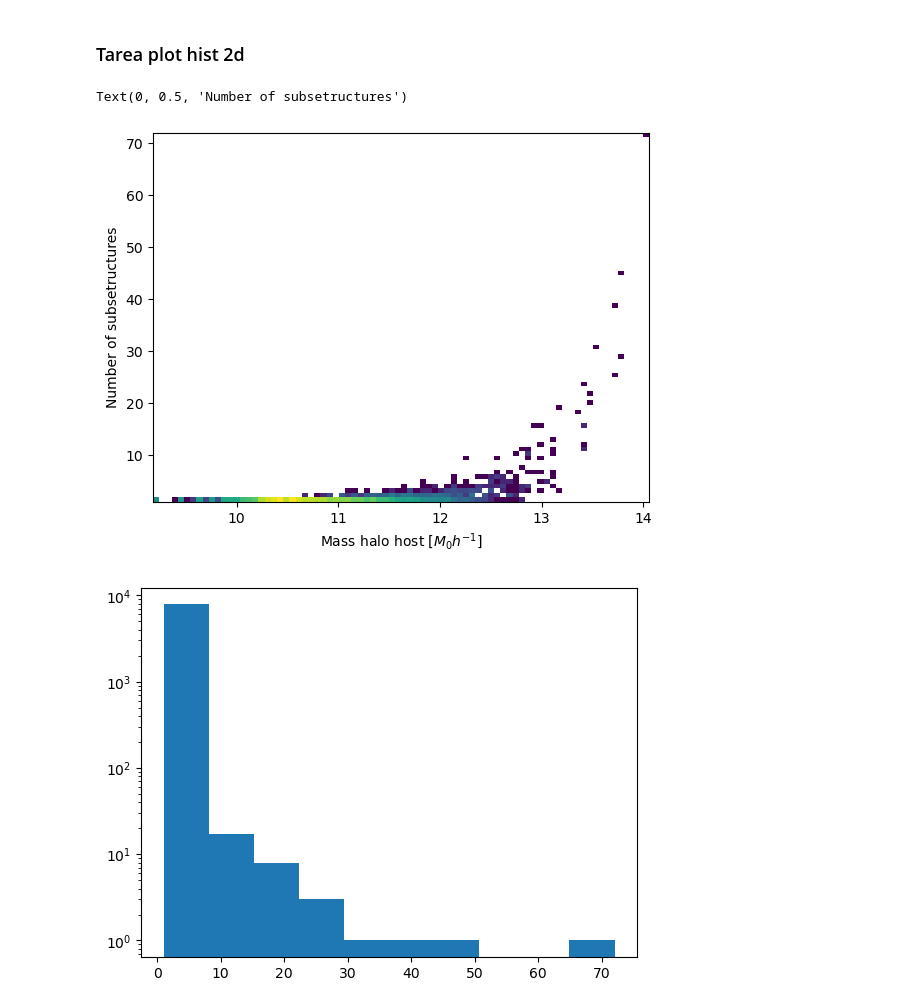
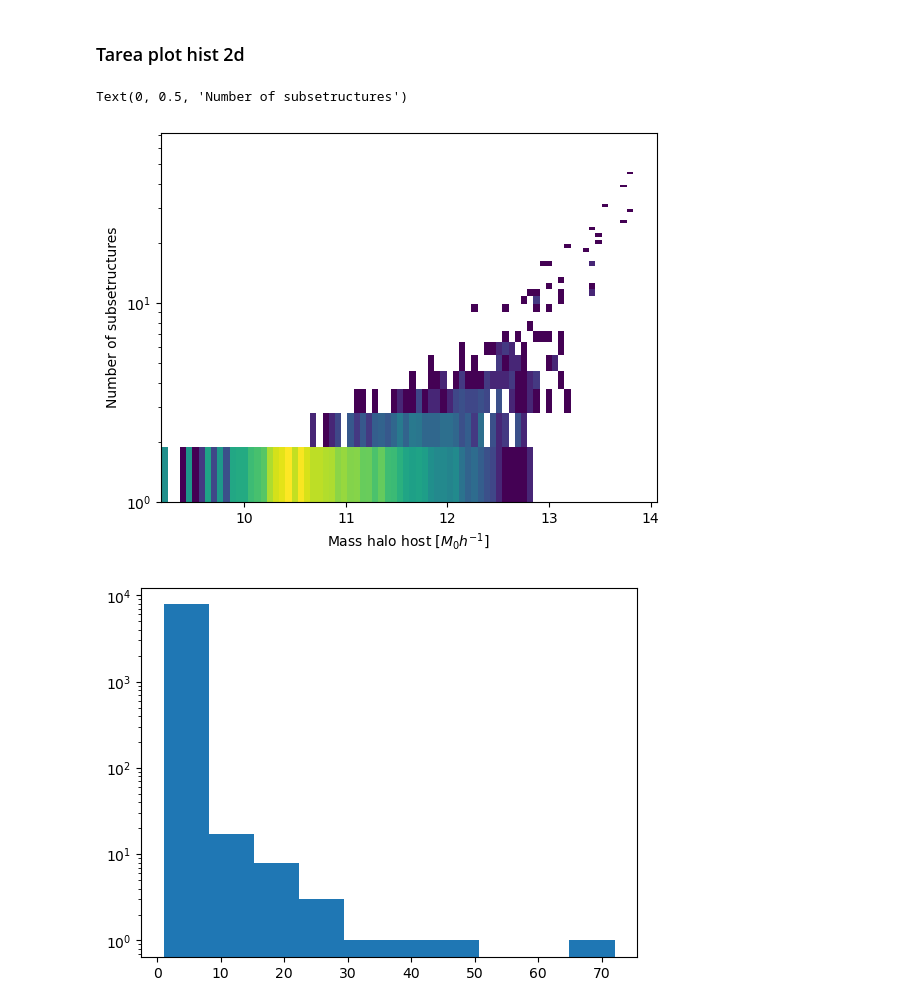
Before and after one commit to fjbautistas/Taller, a Jupyter notebook: Pruebas.ipynb, the cells around one changed output. Drawn from its saved outputs; the diff is of its cells as text; code cells hidden in the pictures.

Commit message:
por fin está el plot

```diff
--- a/Pruebas.ipynb
+++ b/Pruebas.ipynb
@@ -148,35 +148,35 @@ hist2D = H.T/(xedges[1]-xedges[0])/(yedges[1]-yedges[0])
 
 levels = np.array([0.001, 0.02, 0.05, 0.1,
                    0.3, 0.5, 0.95, 0.997])
 
 ticks = levels*hist2D.max()
 
 # filled areas:
 #cs = ax.contourf(X, Y, hist2D, ticks, cmap=cm.Reds, zorder=1,
 #                 norm=colors.Normalize(vmin=0.1*hist2D.max(),
 #                                       vmax=1.2*hist2D.max()))
 '''
 cs = ax.contourf(X, Y, hist2D, ticks, cmap=cm.Reds, zorder=1,
                  norm=colors.Normalize(vmin=0.1*hist2D.max(),
                                        vmax=1.2*hist2D.max()))
 
 '''
 cs = ax.imshow(H.T, origin="lower", cmap=cm.viridis, norm=colors.LogNorm(vmin=1),
                extent=[xedges[0], xedges[-1], yedges[0],yedges[-1]],
                aspect='auto', interpolation='nearest')
 
 # white lines:
 #cs = ax.contour(X, Y, hist2D, ticks, colors='white',
 #                linewidths=0.5, zorder=1,
 #                norm=colors.Normalize(vmin=0.1*hist2D.max(),
 #                                      vmax=1.2*hist2D.max()))
 
-#plt.yscale('log')
+plt.yscale('log')
 ax.set_xlabel(r'Mass halo host [$M_{0}h^{-1}$]')
 ax.set_ylabel("Number of subsetructures")
 # %% [output]
 Text(0, 0.5, 'Number of subsetructures')
-[figure, old version]
+[figure, new version]
 # %%
 plt.hist(ejeY)
 plt.yscale('log')
```
